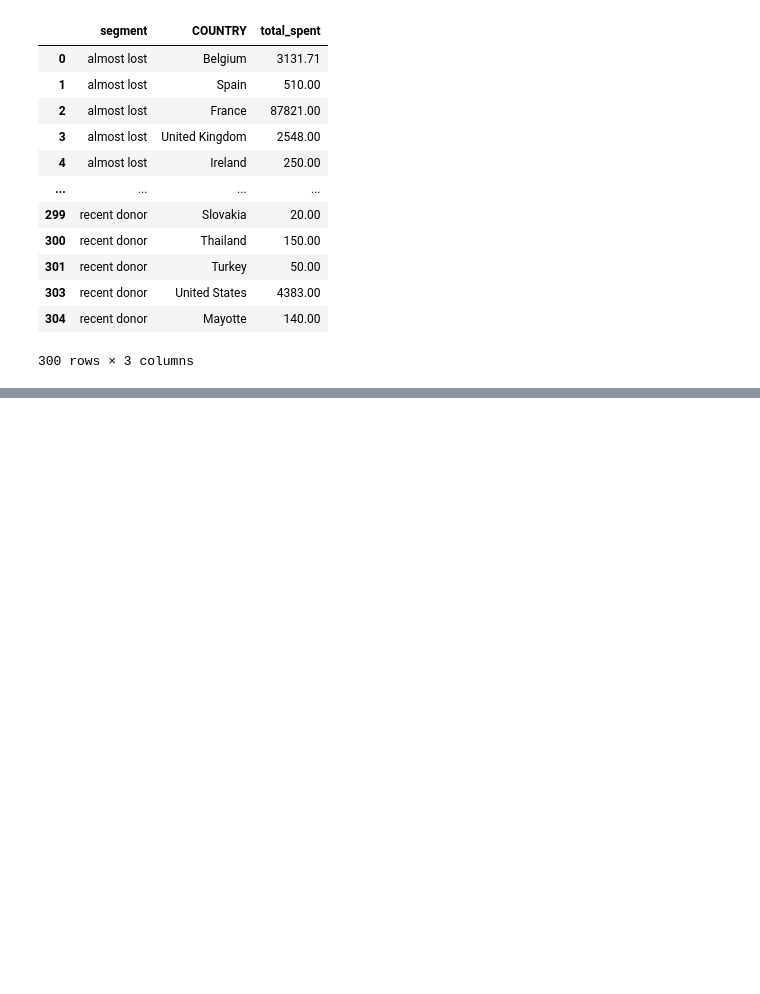
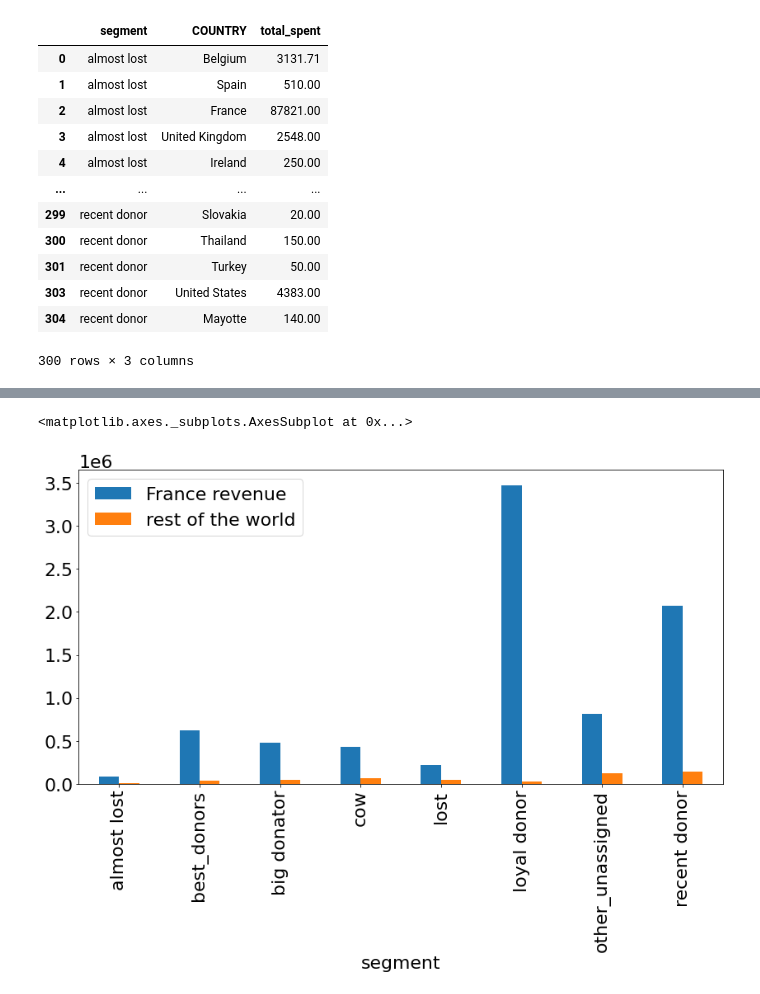
Before and after one commit to mnasini/ekimetrics-, a Jupyter notebook: ekimetrics.ipynb, the cells around one changed output, grey strips where cells are left out. Saved outputs shown, nothing was run; the diff lists cells and outputs as text; code cells hidden in the pictures; blank space fills up the shorter version.

```diff
--- a/ekimetrics.ipynb
+++ b/ekimetrics.ipynb
@@ -942,0 +974,2 @@ spent_country
+# %%
+no_france_rev=no_france_rev.rename(columns={"total_spent": "rest of the world"})
@@ -942,0 +988,4 @@ spent_country
+# %%
+rev_merged=france_rev.merge(no_france_rev,how="inner",left_on="segment",right_on="segment")
+# %%
+rev_merged=rev_merged.drop(columns=["COUNTRY","latitude","longitude","radius"])
@@ -942,0 +1004,2 @@ spent_country
+# %%
+rev_merged.set_index('segment')
@@ -942,0 +1017,6 @@ spent_country
+# %%
+plt.rcParams.update({'font.size': 22})
+rev_merged.set_index("segment").plot.bar(figsize=(14,7))
+# %% [output]
+<matplotlib.axes._subplots.AxesSubplot at 0x...>
+[figure, added]
```
Also changed, not shown: parts of 34 cells of this notebook.
